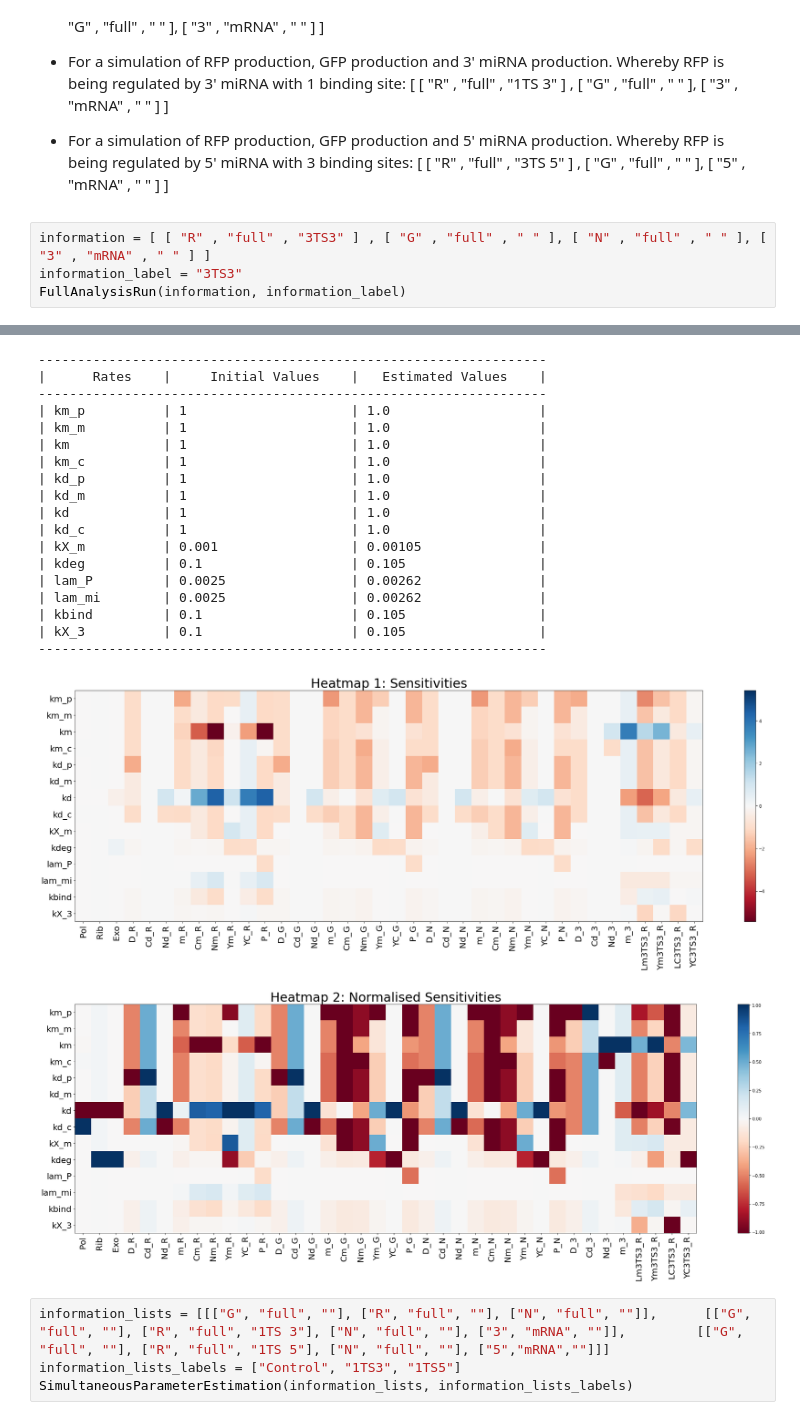
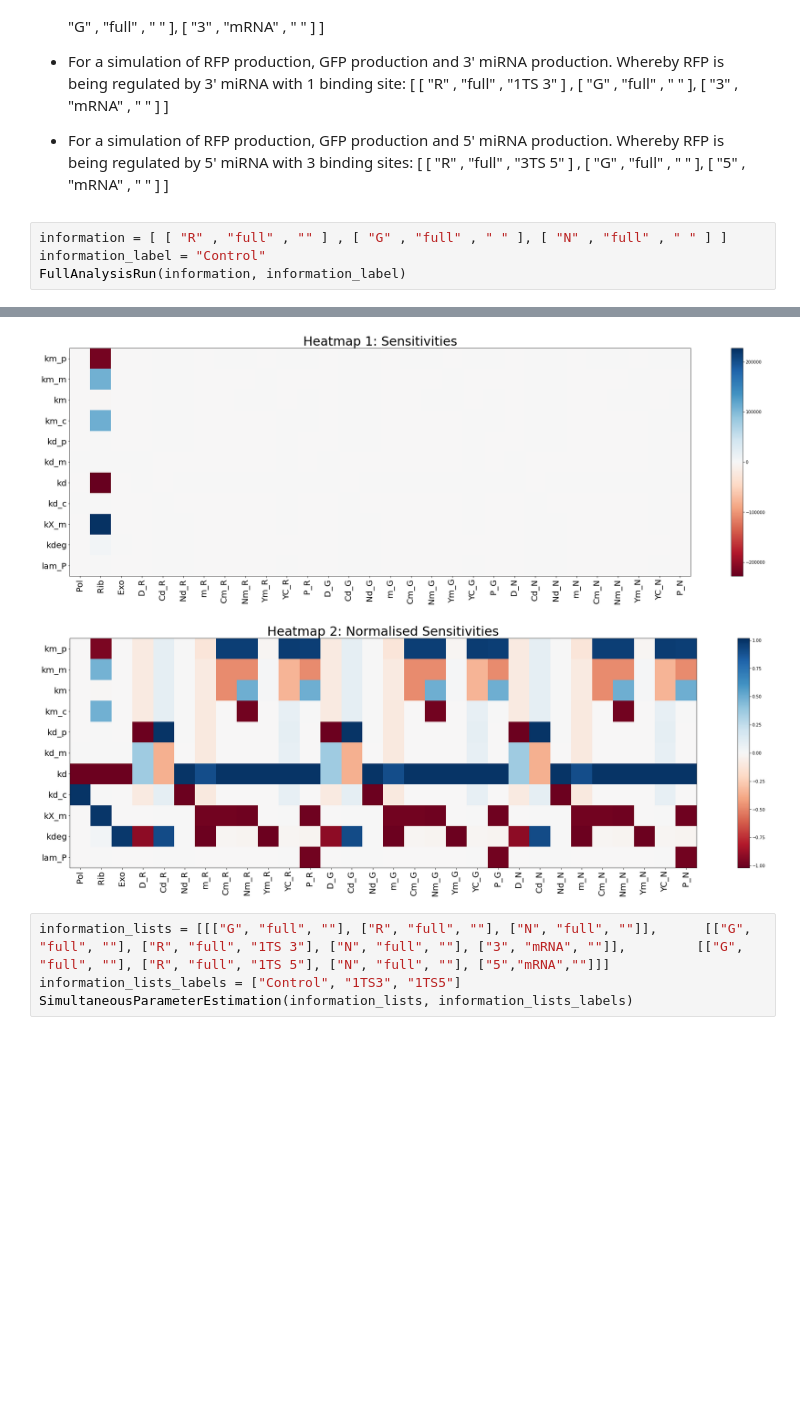
Before and after one commit to AlexanderMcKinnon/Testing-Models-for-Translation, a Jupyter notebook: Main.ipynb, the cells around one changed output, grey strips where cells are left out. Drawn from its saved outputs; the diff is of its cells as text; blank space fills up the shorter version.

```diff
--- a/Main.ipynb
+++ b/Main.ipynb
@@ -21,8 +21,8 @@ The variable **information** is a list of lists. Where each list describes the v
 
 - For a simulation of RFP production, GFP production and 5' miRNA production. Whereby RFP is being regulated by 5' miRNA with 3 binding sites: [ [ "R" , "full" , "3TS 5" ] ,   [ "G" , "full" , " " ],   [ "5" , "mRNA" , " " ] ]
 # %%
-information = [ [ "R" , "full" , "3TS3" ] , [ "G" , "full" , " " ], [ "N" , "full" , " " ], [ "3" , "mRNA" , " " ] ]
-information_label = "3TS3"
+information = [ [ "R" , "full" , "" ] , [ "G" , "full" , " " ], [ "N" , "full" , " " ] ]
+information_label = "Control"
 FullAnalysisRun(information, information_label)
 # %% [output]
 ---------------------------------------------------------
@@ -45,23 +45,5 @@ FullAnalysisRun(information, information_label)
------------------------------------------------------------------
-|      Rates    |     Initial Values    |   Estimated Values    |
------------------------------------------------------------------
-| km_p          | 1                     | 1.0                   |
-| km_m          | 1                     | 1.0                   |
-| km            | 1                     | 1.0                   |
-| km_c          | 1                     | 1.0                   |
-| kd_p          | 1                     | 1.0                   |
-| kd_m          | 1                     | 1.0                   |
-| kd            | 1                     | 1.0                   |
-| kd_c          | 1                     | 1.0                   |
-| kX_m          | 0.001                 | 0.00105               |
-| kdeg          | 0.1                   | 0.105                 |
-| lam_P         | 0.0025                | 0.00262               |
-| lam_mi        | 0.0025                | 0.00262               |
-| kbind         | 0.1                   | 0.105                 |
-| kX_3          | 0.1                   | 0.105                 |
------------------------------------------------------------------
-[figure, old version]
+[figure, new version]
-[figure, old version]
+[figure, new version]
 # %%
 information_lists = [[["G", "full", ""], ["R", "full", ""], ["N", "full", ""]],      [["G", "full", ""], ["R", "full", "1TS 3"], ["N", "full", ""], ["3", "mRNA", ""]],         [["G", "full", ""], ["R", "full", "1TS 5"], ["N", "full", ""], ["5","mRNA",""]]]
 information_lists_labels = ["Control", "1TS3", "1TS5"]
```
Also changed, not shown: parts of 1 cell of this notebook, 1 other file.
